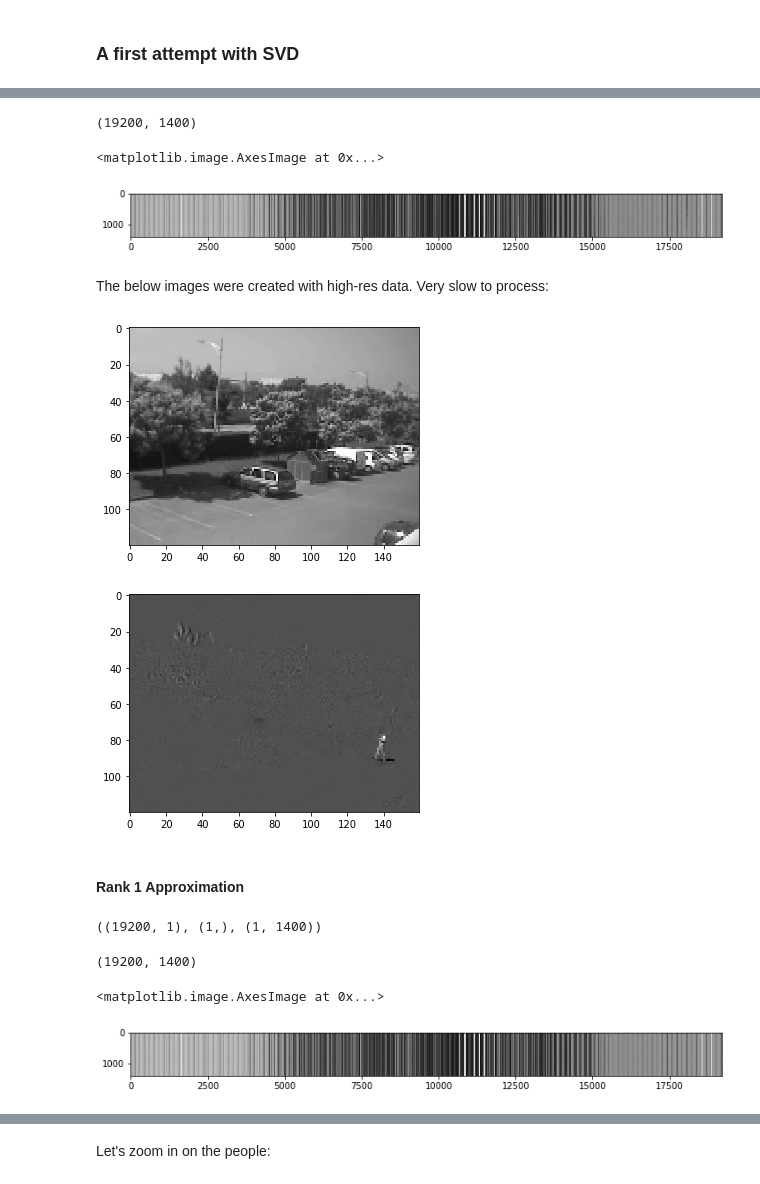
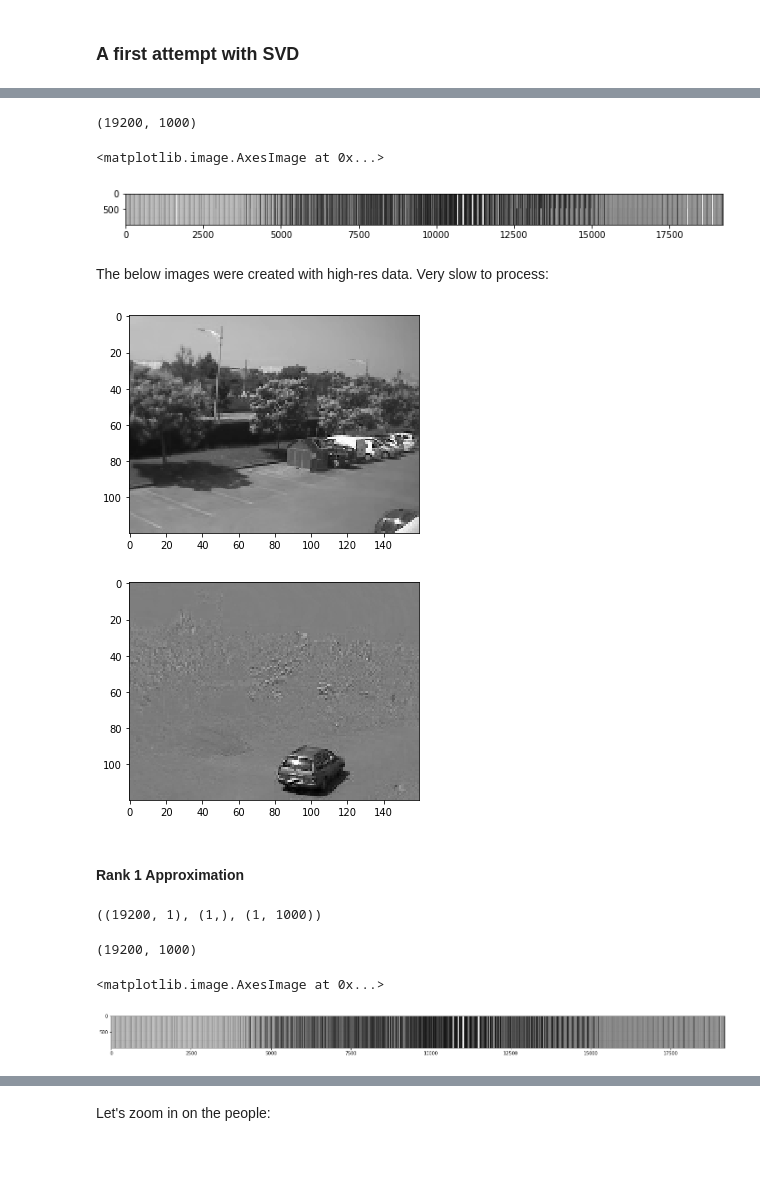
Before and after one commit to Unthrottled/numerical-linear-algebra, a Jupyter notebook: nbs/3. Background Removal with Robust PCA.ipynb, the cells around one changed output, grey strips where cells are left out. Cells and saved outputs as stored; diff of their text form; code cells hidden in the pictures; blank space fills up the shorter version.

Commit message:
Using the car clip, more cooler

```diff
--- a/nbs/3. Background Removal with Robust PCA.ipynb
+++ b/nbs/3. Background Removal with Robust PCA.ipynb
@@ -34,7 +34,7 @@ TOL = 1.0e-8
 # %%
 video = mpe.VideoFileClip("data/Video_001.avi")
 # %%
-videoClip = video.subclip(38,52)
+videoClip = video.subclip(55,65)
 video = videoClip
 videoClip.ipython_display(width=300)
 # %% [output]
@@ -57,8 +57,7 @@ def create_data_matrix_from_video(clip, k=5, scale=50):
         prePixels = clip.get_frame(i/float(k))
         image = Image.fromarray(prePixels).convert("L")
         width, height = image.size
-        inPut = (int(width*scaling), int(height*scaling))
-        image = image.resize(inPut)
+        image = image.resize((int(width*scaling), int(height*scaling)))
         pix_val = list(image.getdata())
         M.append(pix_val)
 
@@ -146,23 +145,23 @@ low_rank = u @ np.diag(s) @ v
 # %%
 low_rank.shape
 # %% [output]
-(19200, 1400)
+(19200, 1000)
 # %%
 plt.figure(figsize=(12, 12))
 plt.imshow(low_rank.T, cmap='gray')
 # %% [output]
 <matplotlib.image.AxesImage at 0x...>
-[figure, old version]
+[figure, new version]
 # %% [markdown]
 The below images were created with high-res data.  Very slow to process:
 # %%
-plt.imshow(np.reshape(low_rank[:,222], dims), cmap='gray');
+plt.imshow(np.reshape(low_rank[:,485], dims), cmap='gray');
 # %% [output]
-[figure, old version]
+[figure, new version]
 # %%
-plt.imshow(np.reshape(M[:,222] - low_rank[:,222], dims), cmap='gray');
+plt.imshow(np.reshape(M[:,485] - low_rank[:,485], dims), cmap='gray');
 # %% [output]
-[figure, old version]
+[figure, new version]
 # %% [markdown]
 #### Rank 1 Approximation
 # %%
@@ -170,17 +169,17 @@ u, s, v = decomposition.randomized_svd(M, 1)
 # %%
 u.shape, s.shape, v.shape
 # %% [output]
-((19200, 1), (1,), (1, 1400))
+((19200, 1), (1,), (1, 1000))
 # %%
 low_rank = u @ np.diag(s) @ v
 # %%
 low_rank.shape
 # %% [output]
-(19200, 1400)
+(19200, 1000)
 # %%
-plt.figure(figsize=(12, 12))
+plt.figure(figsize=(24, 24))
 plt.imshow(low_rank.T, cmap='gray')
 # %% [output]
 <matplotlib.image.AxesImage at 0x...>
-[figure, old version]
+[figure, new version]
 # %%
```
Also changed, not shown: parts of 15 cells of this notebook, 2 other files.
